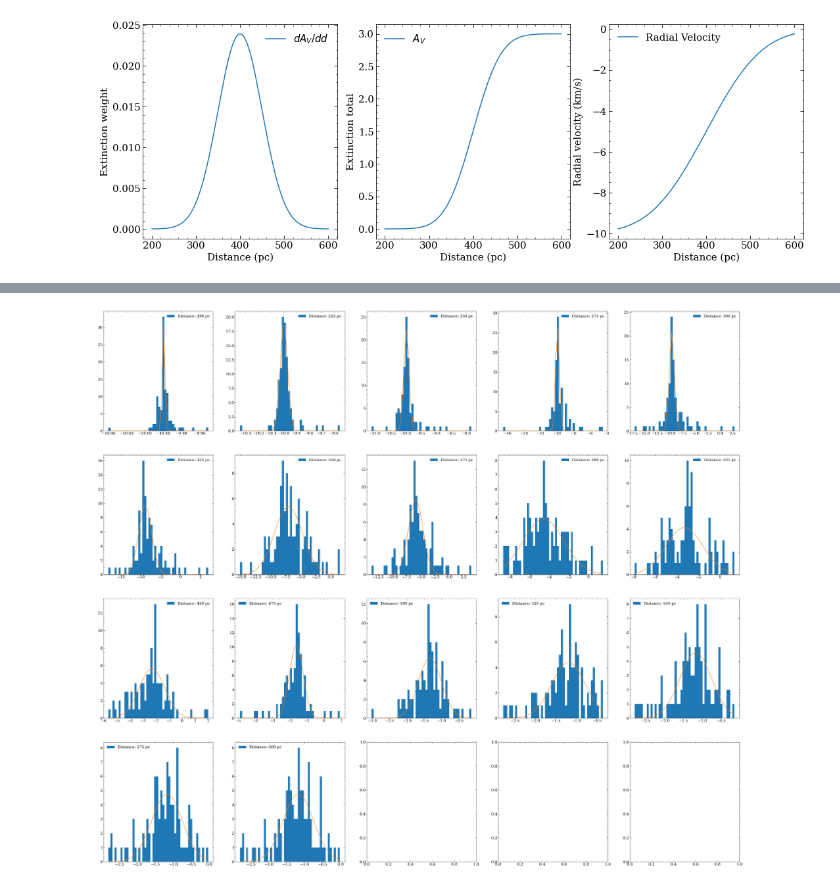
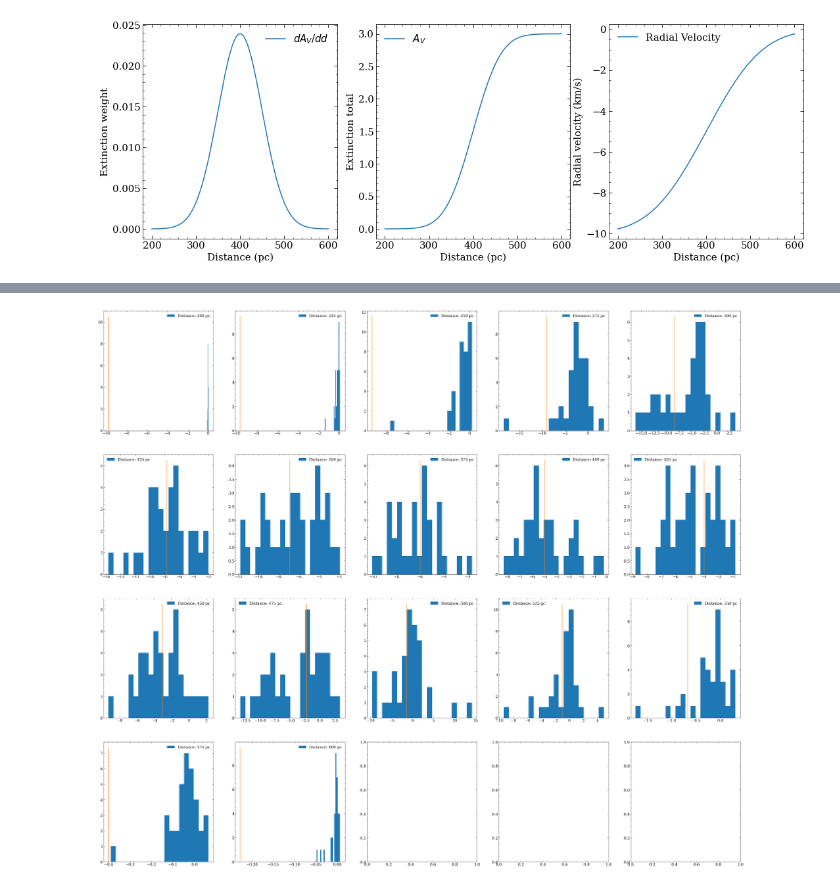
Before and after one commit to aidantmcb/DIBModeling, a Jupyter notebook: model.ipynb, the cells around one changed output, grey strips where cells are left out. Drawn from its saved outputs; the diff is of its cells as text; code cells hidden in the pictures.

```diff
--- a/model.ipynb
+++ b/model.ipynb
@@ -177,15 +204,12 @@ plt.show()
 # %%
-
-
 def minimize_this(v, dist = kt_dist, true_signal = true_sig):
     sig = SIGNALS(dist, v)
-    return np.sum(np.power(sig - true_signal, 2))
-from scipy.optimize import minimize
+    return np.sum(np.power(sig - true_signal, 2)) # add noise to chi2 calculation
 
-iters = 100
+iters = 35
 result = np.zeros((iters, len(v0)))
 
-for i in range(iters):
+for i in tqdm.tqdm(range(iters)):
     true_sig = SIGNALS(kt_dist, signal_rvelo)
     true_sig = true_sig + np.random.normal(0, 1/100, true_sig.shape)
     minimized = minimize(minimize_this, v0, args = (kt_dist, true_sig))
@@ -227,22 +243,0 @@ plt.show()
-# %%
-v_avg = np.mean(result, axis = 0)
-v_std = np.std(result, axis = 0, ddof = 1)
-
-fig, ax = plt.subplots(figsize = (6,6))
-ax.plot(signal_rvelo[ :, np.newaxis], result.T, marker = '.', linestyle = 'None', color = 'grey', alpha = 0.5)
-
-ax.errorbar(signal_rvelo, v_avg, yerr = v_std, fmt = '.', color = 'grey')
-points = ax.scatter(signal_rvelo,v_avg, c = np.cumsum(kt_extinction) * dd , zorder = 3)
-
-axlims = np.ravel([ax.get_xlim(), ax.get_ylim()])
-min = np.min(axlims)
-max = np.max(axlims)
-ax.plot((min, max), (min, max), linestyle = 'dashed', color = 'k')
-ax.set_aspect('equal')
-ax.set_xlabel('True rvelo (km/s)')
-ax.set_ylabel('Optimized rvelo (km/s)')
-fig.colorbar(points , label = 'Extinction (mag)')
-
-
-
-plt.show()
@@ -251,3 +243,0 @@ plt.show()
-# %%
-for i in range(17):
-    print(i // 5, i % 5)
@@ -272,23 +244,24 @@ for i in range(17):
 # %%
 gaussian = lambda x, x0, sig0, a0 : a0 * np.exp(-(x-x0)**2 / (2 * sig0**2))
 from scipy.optimize import curve_fit
 
 fig, axs = plt.subplots(nrows = 4, ncols = 5, figsize = (45, 40))
 for i in range(len(result[1])):
     ax = axs[i // 5,  i % 5]
 
-    h, bins = np.histogram(result[:, i], bins = 50, )
+    h, bins = np.histogram(result[:, i], bins = 20, )
 
     # fig, ax = plt.subplots()
-    ax.hist(result[:, i], bins = 50,label = 'Distance: ' + str(kt_dist[i]) + ' pc')
+    ax.hist(result[:, i], bins = 20,label = 'Distance: ' + str(kt_dist[i]) + ' pc')
+    ax.plot((signal_rvelo[i], signal_rvelo[i]), ax.get_ylim())
 
     xx = 0.5 * (bins[1:] + bins[:-1])
-    gaussfit = curve_fit(gaussian, xx, h, p0 = (np.mean(result[:, i]), np.std(result[:, i], ddof  =1), 15))
+    # gaussfit = curve_fit(gaussian, xx, h, p0 = (np.mean(result[:, i]), np.std(result[:, i], ddof  =1), 15))
 
 
     # print(gaussfit[0])
-    ax.plot(xx, gaussian(xx, *gaussfit[0]))
+    # ax.plot(xx, gaussian(xx, *gaussfit[0]))
     ax.legend()
 plt.show()
 # %% [output]
-[figure, old version]
+[figure, new version]
```
Also changed, not shown: parts of 13 cells of this notebook, 1 other file.
